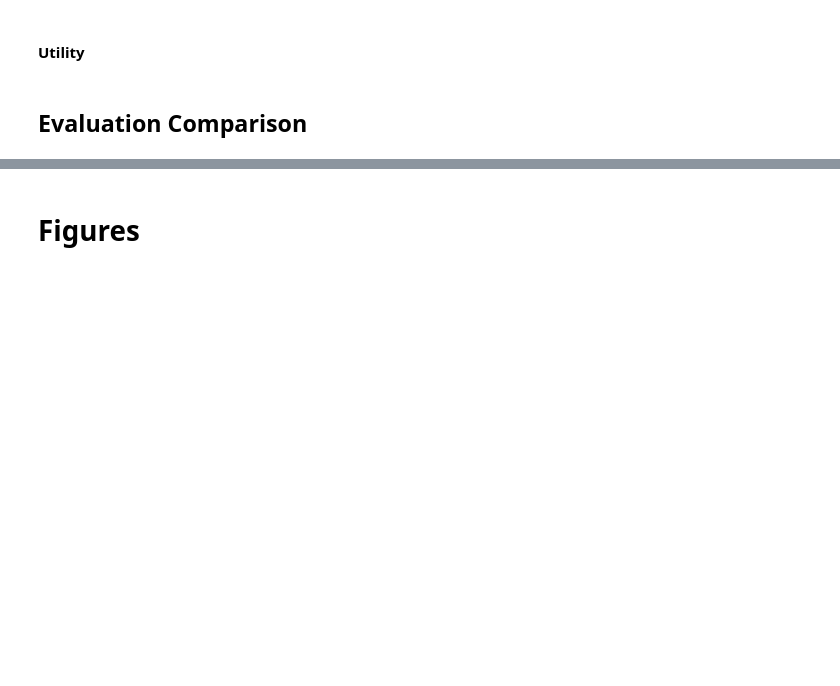
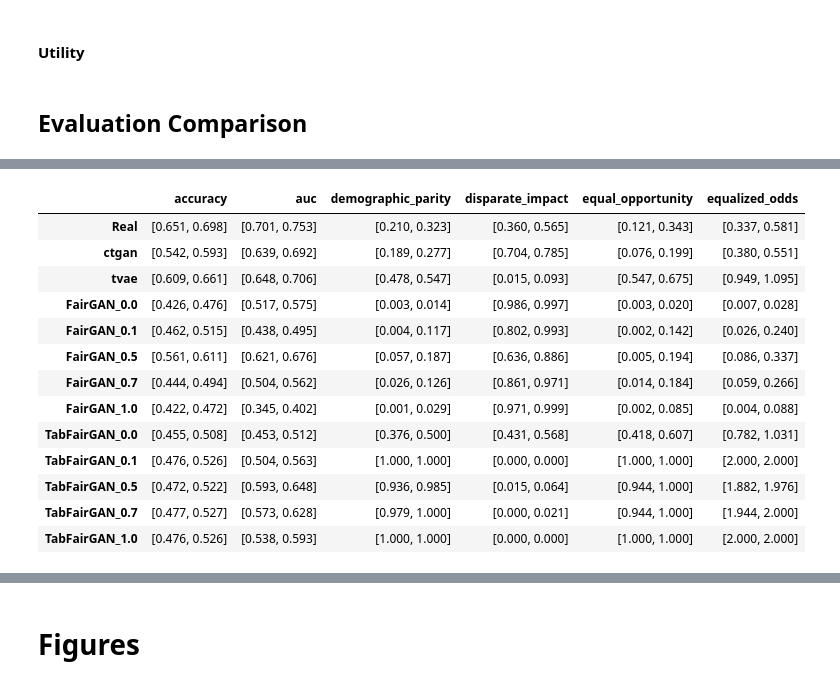
Before and after one commit to saramaggie/fair-synthetic-data-gen, a Jupyter notebook: Notebook_Classify_Eval.ipynb, the cells around one changed output, grey strips where cells are left out. Cells and saved outputs as stored; diff of their text form; code cells hidden in the pictures; blank space fills up the shorter version.

```diff
--- a/Notebook_Classify_Eval.ipynb
+++ b/Notebook_Classify_Eval.ipynb
@@ -38,7 +40,7 @@ sensitive_feature = "sex"
 synthetic_datasets = {}
 
 # Leaky Columns
-LEAK_COLS = ["r_charge_degree", "r_charge_desc"]
+LEAK_COLS = ["r_charge_degree", "r_charge_desc", "two_year_recid"]
 
 X_real = real_df.drop(columns=[target_feature] + LEAK_COLS)
 CATEGORICAL_COLS = X_real.select_dtypes(include=["object"]).columns.tolist()
@@ -408,0 +518,25 @@ final_df = final_df.rename(index=dict(zip(final_df.index, model_labels)))
+# %%
+def format_ci(df: pd.DataFrame) -> dict:
+    lo, hi = df.quantile(0.025), df.quantile(0.975)
+    return {m: f"[{lo[m]:.3f}, {hi[m]:.3f}]" for m in df.columns}
+
+
+# 95% interval for each metric
+ci_df = pd.DataFrame({name: format_ci(df) for name, df in boot.items()}).T
+ci_df = ci_df.reindex([n for n in sort_order if n in ci_df.index])
+display(ci_df)
+# %% [output]
+|  | accuracy | auc | demographic_parity | disparate_impact | equal_opportunity | equalized_odds |
+| Real | [0.651, 0.698] | [0.701, 0.753] | [0.210, 0.323] | [0.360, 0.565] | [0.121, 0.343] | [0.337, 0.581] |
+| ctgan | [0.542, 0.593] | [0.639, 0.692] | [0.189, 0.277] | [0.704, 0.785] | [0.076, 0.199] | [0.380, 0.551] |
+| tvae | [0.609, 0.661] | [0.648, 0.706] | [0.478, 0.547] | [0.015, 0.093] | [0.547, 0.675] | [0.949, 1.095] |
+| FairGAN_0.0 | [0.426, 0.476] | [0.517, 0.575] | [0.003, 0.014] | [0.986, 0.997] | [0.003, 0.020] | [0.007, 0.028] |
+| FairGAN_0.1 | [0.462, 0.515] | [0.438, 0.495] | [0.004, 0.117] | [0.802, 0.993] | [0.002, 0.142] | [0.026, 0.240] |
+| FairGAN_0.5 | [0.561, 0.611] | [0.621, 0.676] | [0.057, 0.187] | [0.636, 0.886] | [0.005, 0.194] | [0.086, 0.337] |
+| FairGAN_0.7 | [0.444, 0.494] | [0.504, 0.562] | [0.026, 0.126] | [0.861, 0.971] | [0.014, 0.184] | [0.059, 0.266] |
+| FairGAN_1.0 | [0.422, 0.472] | [0.345, 0.402] | [0.001, 0.029] | [0.971, 0.999] | [0.002, 0.085] | [0.004, 0.088] |
+| TabFairGAN_0.0 | [0.455, 0.508] | [0.453, 0.512] | [0.376, 0.500] | [0.431, 0.568] | [0.418, 0.607] | [0.782, 1.031] |
+| TabFairGAN_0.1 | [0.476, 0.526] | [0.504, 0.563] | [1.000, 1.000] | [0.000, 0.000] | [1.000, 1.000] | [2.000, 2.000] |
+| TabFairGAN_0.5 | [0.472, 0.522] | [0.593, 0.648] | [0.936, 0.985] | [0.015, 0.064] | [0.944, 1.000] | [1.882, 1.976] |
+| TabFairGAN_0.7 | [0.477, 0.527] | [0.573, 0.628] | [0.979, 1.000] | [0.000, 0.021] | [0.944, 1.000] | [1.944, 2.000] |
+| TabFairGAN_1.0 | [0.476, 0.526] | [0.538, 0.593] | [1.000, 1.000] | [0.000, 0.000] | [1.000, 1.000] | [2.000, 2.000] |
```
Also changed, not shown: parts of 20 cells of this notebook, 12 other files.
